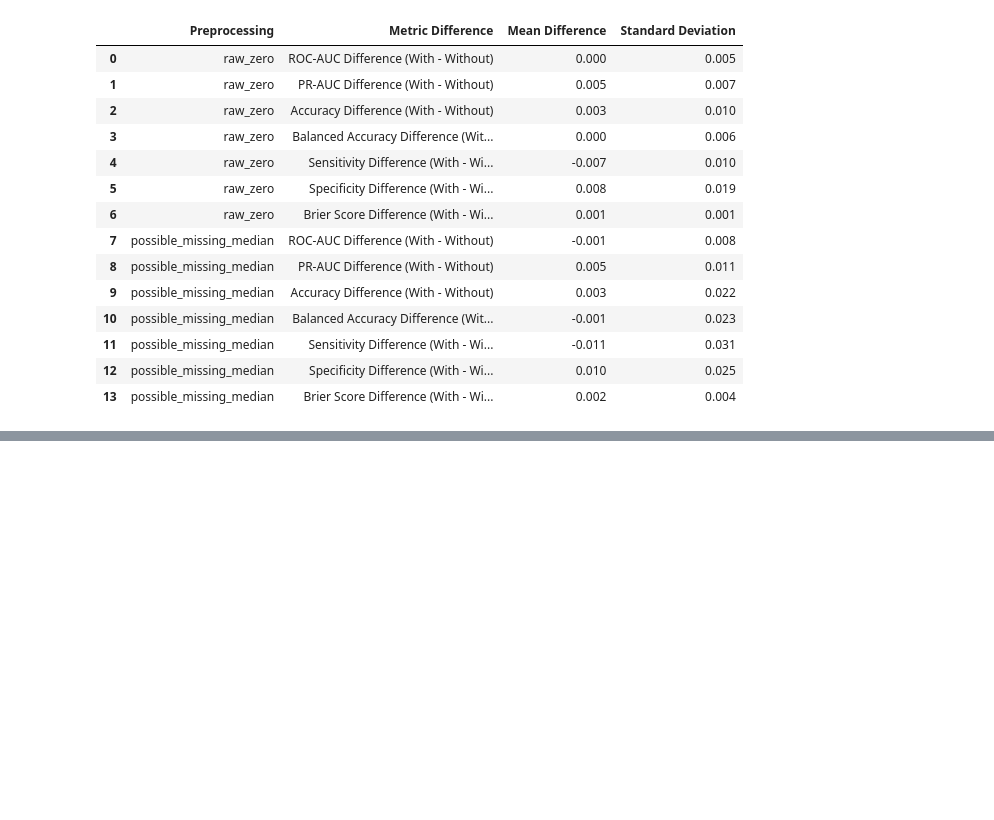
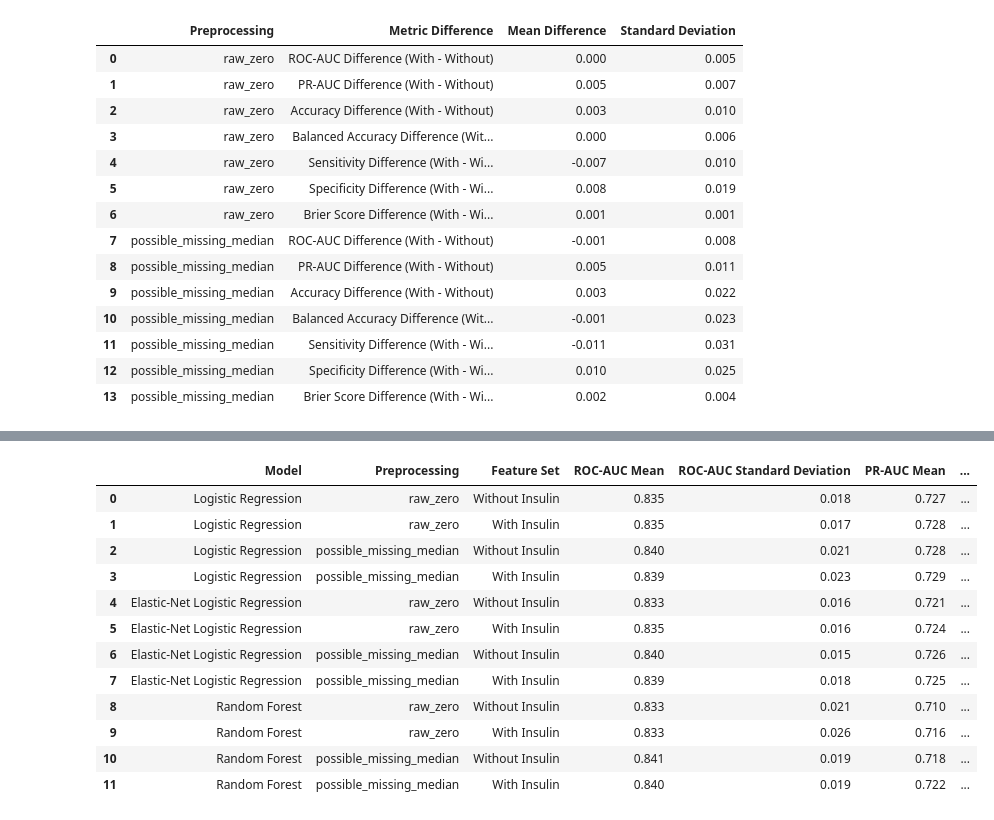
Before and after one commit to rodrigoviannasn/mat422-insulin-diabetes-project, a Jupyter notebook: notebooks/02_modeling_results.ipynb, the cells around one changed output, grey strips where cells are left out. Cells and saved outputs as stored; diff of their text form; code cells hidden in the pictures; blank space fills up the shorter version.

Commit message:
Create primary model comparison tables

```diff
--- a/notebooks/02_modeling_results.ipynb
+++ b/notebooks/02_modeling_results.ipynb
@@ -1447,0 +1452,77 @@ display(random_forest_ablation_summary)
+# %%
+primary_conditions = [
+    ("Logistic Regression", "raw_zero", "Raw Zero Values", "Without Insulin"),
+    ("Logistic Regression", "raw_zero", "Raw Zero Values", "With Insulin"),
+    ("Logistic Regression", "possible_missing_median", "Possible Missing Median", "Without Insulin"),
+    ("Logistic Regression", "possible_missing_median", "Possible Missing Median", "With Insulin"),
+    ("Elastic-Net Logistic Regression", "raw_zero", "Raw Zero Values", "Without Insulin"),
+    ("Elastic-Net Logistic Regression", "raw_zero", "Raw Zero Values", "With Insulin"),
+    ("Elastic-Net Logistic Regression", "possible_missing_median", "Possible Missing Median", "Without Insulin"),
+    ("Elastic-Net Logistic Regression", "possible_missing_median", "Possible Missing Median", "With Insulin"),
+    ("Random Forest", "raw_zero", "Raw Zero Values", "Without Insulin"),
+    ("Random Forest", "raw_zero", "Raw Zero Values", "With Insulin"),
+    ("Random Forest", "possible_missing_median", "Possible Missing Median", "Without Insulin"),
+    ("Random Forest", "possible_missing_median", "Possible Missing Median", "With Insulin"),
+]
+
+summary_records = []
+all_primary_fold_metrics = []
+all_primary_parameters = []
+
+for model_name, preprocessing, preprocessing_label, feature_set in primary_conditions:
+    experiment_name = f"{model_name} | {preprocessing_label} | {feature_set}"
+    result = experiment_results[experiment_name]
+    fold_metrics = result["fold_metrics"].copy()
+
+    summary_record = {
+        "Model": model_name,
+        "Preprocessing": preprocessing,
+        "Feature Set": feature_set,
+    }
+
+    for metric in METRIC_COLUMNS + ["Fit Seconds"]:
+        summary_record[f"{metric} Mean"] = fold_metrics[metric].mean()
+        summary_record[f"{metric} Standard Deviation"] = fold_metrics[metric].std()
+
+    summary_records.append(summary_record)
+    all_primary_fold_metrics.append(fold_metrics)
+    all_primary_parameters.append(result["selected_parameters"].copy())
+
+primary_model_comparison_summary = pd.DataFrame(summary_records)
+primary_model_comparison_fold_metrics = pd.concat(
+    all_primary_fold_metrics,
+    ignore_index=True,
+)
+primary_model_comparison_parameters = pd.concat(
+    all_primary_parameters,
+    ignore_index=True,
+)
+
+primary_model_comparison_summary.to_csv(
+    TABLES_DIR / "primary_model_comparison_summary.csv",
+    index=False,
+)
+primary_model_comparison_fold_metrics.to_csv(
+    TABLES_DIR / "primary_model_comparison_fold_metrics.csv",
+    index=False,
+)
+primary_model_comparison_parameters.to_csv(
+    TABLES_DIR / "primary_model_comparison_parameters.csv",
+    index=False,
+)
+
+display(primary_model_comparison_summary.round(3))
+# %% [output]
+|  | Model | Preprocessing | Feature Set | ROC-AUC Mean | ROC-AUC Standard Deviation | PR-AUC Mean | ... |
+| 0 | Logistic Regression | raw_zero | Without Insulin | 0.835 | 0.018 | 0.727 | ... |
+| 1 | Logistic Regression | raw_zero | With Insulin | 0.835 | 0.017 | 0.728 | ... |
+| 2 | Logistic Regression | possible_missing_median | Without Insulin | 0.840 | 0.021 | 0.728 | ... |
+| 3 | Logistic Regression | possible_missing_median | With Insulin | 0.839 | 0.023 | 0.729 | ... |
+| 4 | Elastic-Net Logistic Regression | raw_zero | Without Insulin | 0.833 | 0.016 | 0.721 | ... |
+| 5 | Elastic-Net Logistic Regression | raw_zero | With Insulin | 0.835 | 0.016 | 0.724 | ... |
+| 6 | Elastic-Net Logistic Regression | possible_missing_median | Without Insulin | 0.840 | 0.015 | 0.726 | ... |
+| 7 | Elastic-Net Logistic Regression | possible_missing_median | With Insulin | 0.839 | 0.018 | 0.725 | ... |
+| 8 | Random Forest | raw_zero | Without Insulin | 0.833 | 0.021 | 0.710 | ... |
+| 9 | Random Forest | raw_zero | With Insulin | 0.833 | 0.026 | 0.716 | ... |
+| 10 | Random Forest | possible_missing_median | Without Insulin | 0.841 | 0.019 | 0.718 | ... |
+| 11 | Random Forest | possible_missing_median | With Insulin | 0.840 | 0.019 | 0.722 | ... |
```
Also changed, not shown: parts of 1 cell of this notebook.
